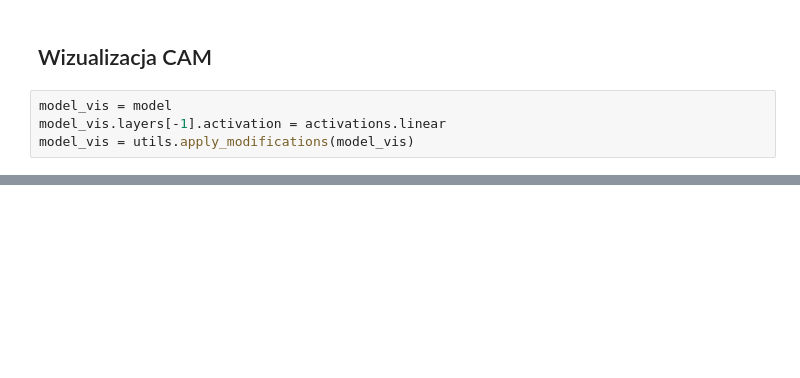
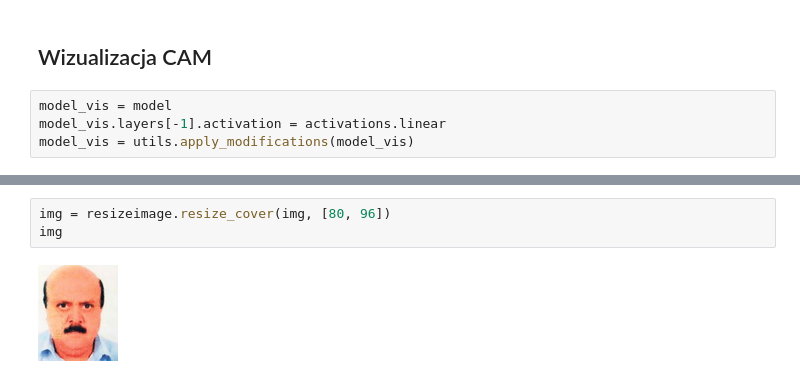
Before and after one commit to Feridum/AI-Workshop-polsl, a Jupyter notebook: notebooks/CelebA-CNN.ipynb, the cells around one changed output, grey strips where cells are left out. Drawn from its saved outputs; the diff is of its cells as text; blank space fills up the shorter version.

```diff
--- a/notebooks/CelebA-CNN.ipynb
+++ b/notebooks/CelebA-CNN.ipynb
@@ -315,0 +338,5 @@ plt.show()
+# %%
+img = resizeimage.resize_cover(img, [80, 96])
+img
+# %% [output]
+[figure, added]
```
Also changed, not shown: parts of 19 cells of this notebook, 2 other files.
